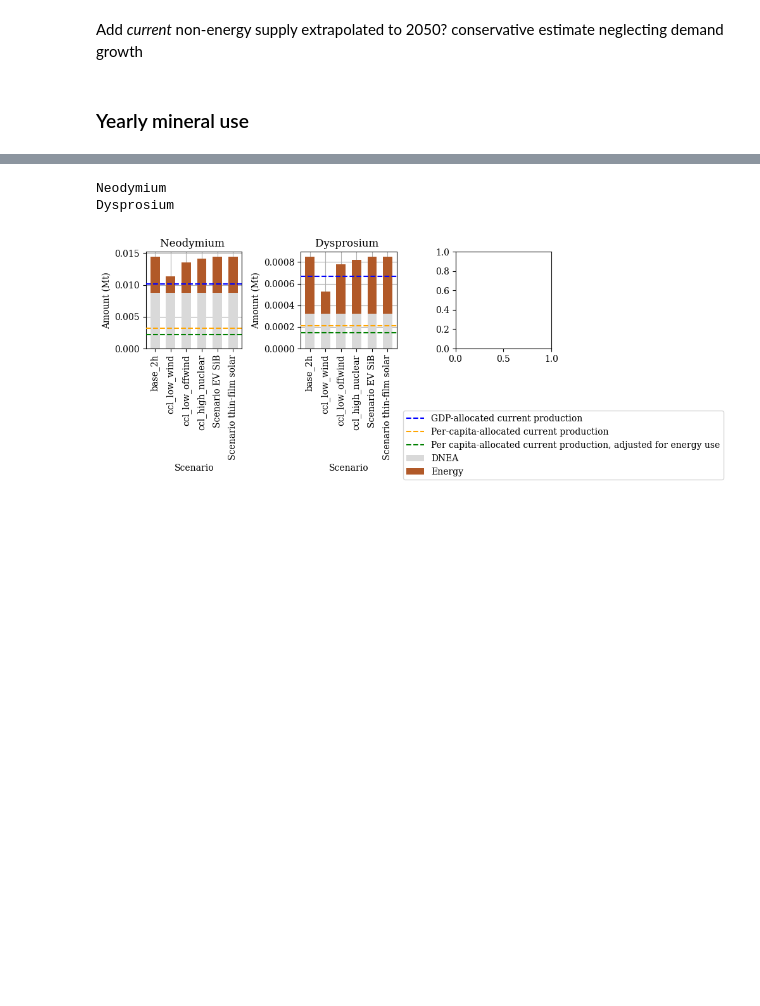
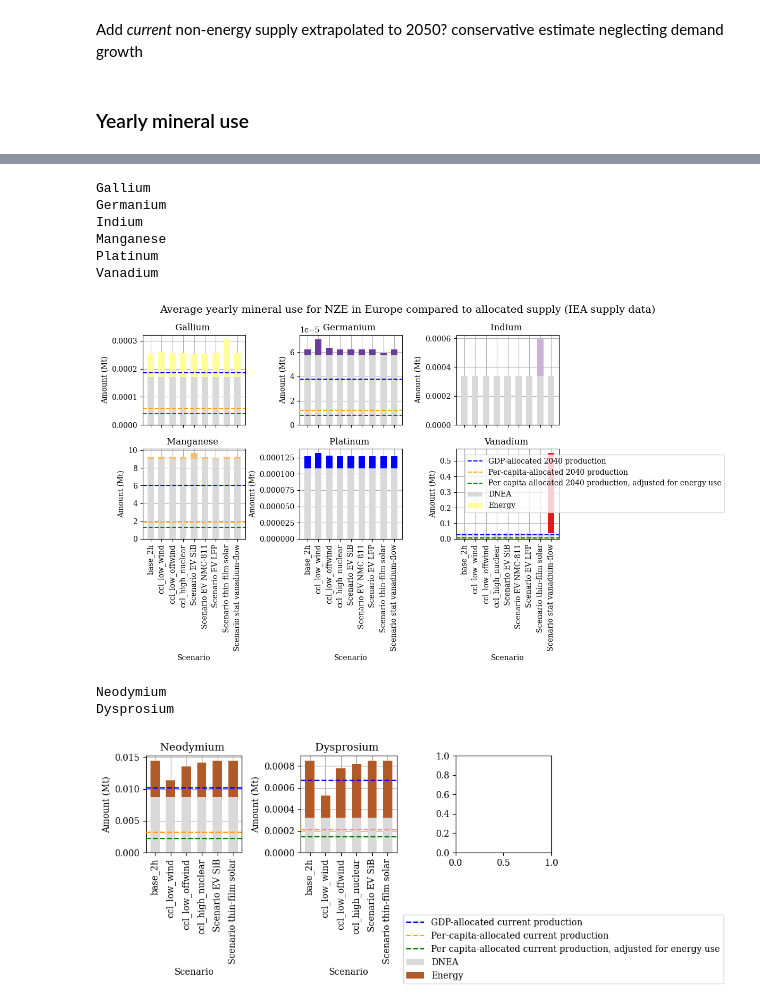
Before and after one commit to ayshaC/pypsa-eur, a Jupyter notebook: analysis/mineral_analysis.ipynb, the cells around one changed output, grey strips where cells are left out. Drawn from its saved outputs; the diff is of its cells as text; code cells hidden in the pictures; blank space fills up the shorter version.

```diff
--- a/analysis/mineral_analysis.ipynb
+++ b/analysis/mineral_analysis.ipynb
@@ -3147,3 +2743,26 @@ mineral_avail[(mineral_avail['Estimate method']== avail_method)&(mineral_avail['
+# %%
+bar_width = 0.6
+
+base_scenario = sample_base_2h
+network_scenarios = [base_scenario, sample_low_wind, sample_low_offwind, sample_high_nuclear]
+market_scenarios = ["Scenario EV SiB", "Scenario EV NMC-811", "Scenario EV LFP", "Scenario thin-film solar", "Scenario stat vanadium-flow"]
+minerals = [ "Gallium", "Germanium", "Indium", "Manganese", "Platinum", "Vanadium"]
+DNEA_source = "Schlichenmaier and Naegler 2022"
+DNEA_year = "2030"
+
+avail_source = "USGS (extrapolated using CAGR)"
+avail_year = 2040
+avail_method = "Production"
+
+mineral_scenario_comparison(n, base_scenario, network_scenarios, market_scenarios, minerals, DNEA_source, DNEA_year, avail_source, avail_year, avail_method)
+# %% [output]
+Gallium
+Germanium
+Indium
+Manganese
+Platinum
+Vanadium
+[figure, added]
 # %%
 bar_width = 0.6
 
```
Also changed, not shown: parts of 24 cells of this notebook, 5 other files.
